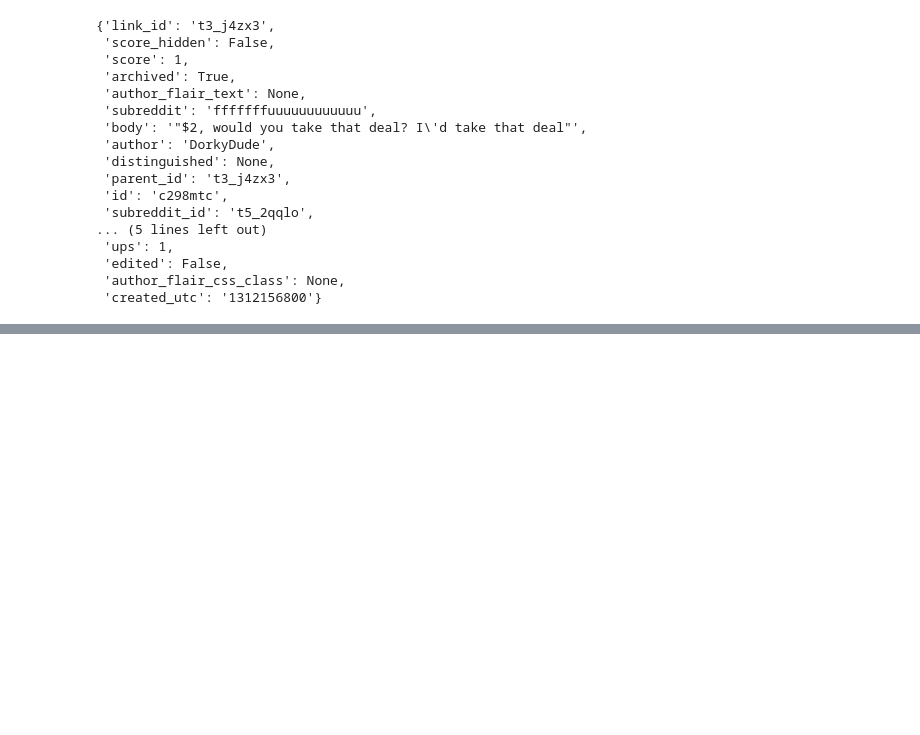
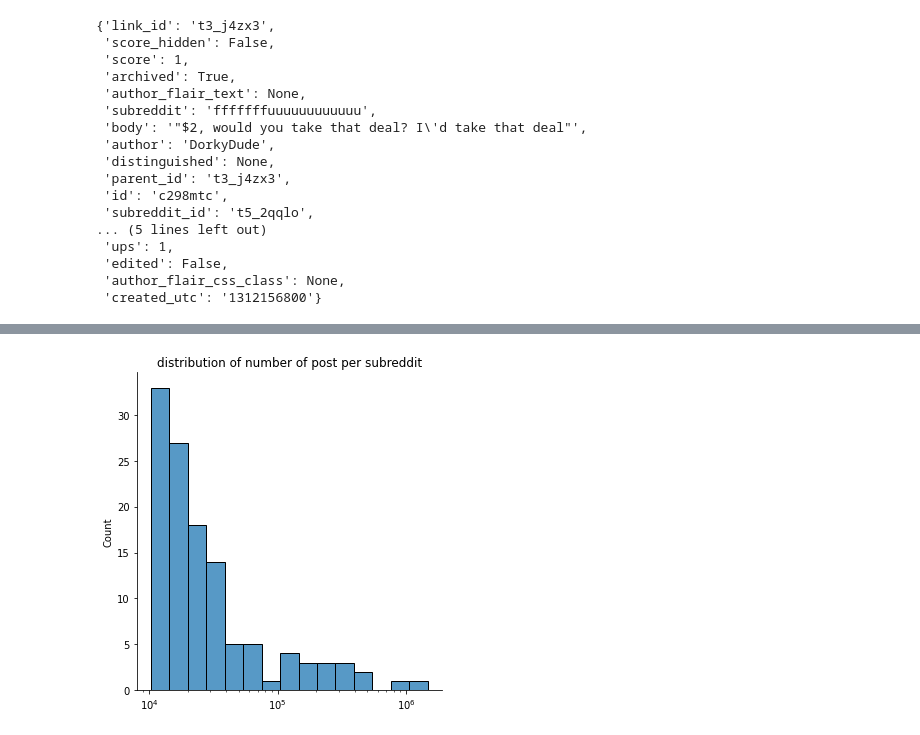
Before and after one commit to constant5/Continual-Learning, a Jupyter notebook: Data_Explore.ipynb, the cells around one changed output, grey strips where cells are left out. Cells and saved outputs as stored; diff of their text form; code cells hidden in the pictures; blank space fills up the shorter version.

```diff
--- a/Data_Explore.ipynb
+++ b/Data_Explore.ipynb
@@ -77,0 +95,47 @@ ReviewThis  :  3261
+# %%
+# check for length of each file and plot distribution
+# using effiecient file length function
+# https://stackoverflow.com/questions/845058/#how-to-get-line-count-of-a-large-file-cheaply-in-python
+
+from glob import glob
+
+srs = glob(os.path.join('data', 'subreddits', '*.txt'))
+
+def rawcount(filename):
+    f = open(filename, 'rb')
+    lines = 0
+    buf_size = 1024 * 1024
+    read_f = f.raw.read
+
+    buf = read_f(buf_size)
+    while buf:
+        lines += buf.count(b'\n')
+        buf = read_f(buf_size)
+
+    return lines
+
+b_limit = 1e6
+big_files = []
+m_limit = 1e5
+medium_files = []
+small_files = []
+
+text_counts = dict()
+for sr in srs:
+    reddit = sr.split('\\')[-1].replace('.txt', '')
+    # print(reddit, end = ' : ')
+    lines = rawcount(sr)
+    # print(lines, 'posts')
+    text_counts[reddit] = lines
+    if lines >= b_limit:
+        big_files.append(sr)
+    elif lines >= m_limit:
+        medium_files.append(sr)
+    elif sr:
+        small_files.append(sr)
+
+sns.displot(text_counts, bins=15, kind='hist', log_scale=True)
+plt.title('distribution of number of post per subreddit')
+plt.show();
+# %% [output]
+[figure, added]
```
Also changed, not shown: parts of 6 cells of this notebook.
